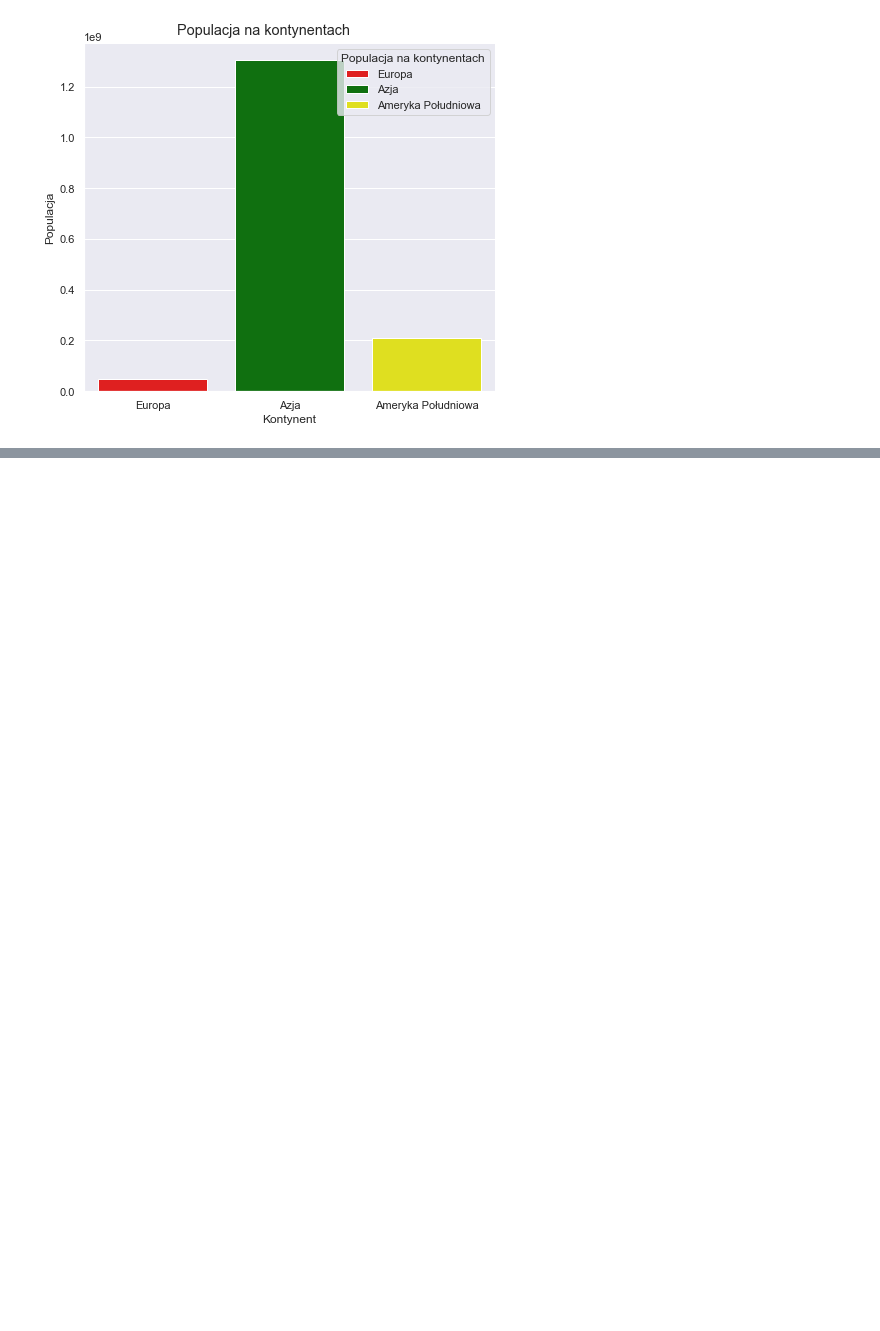
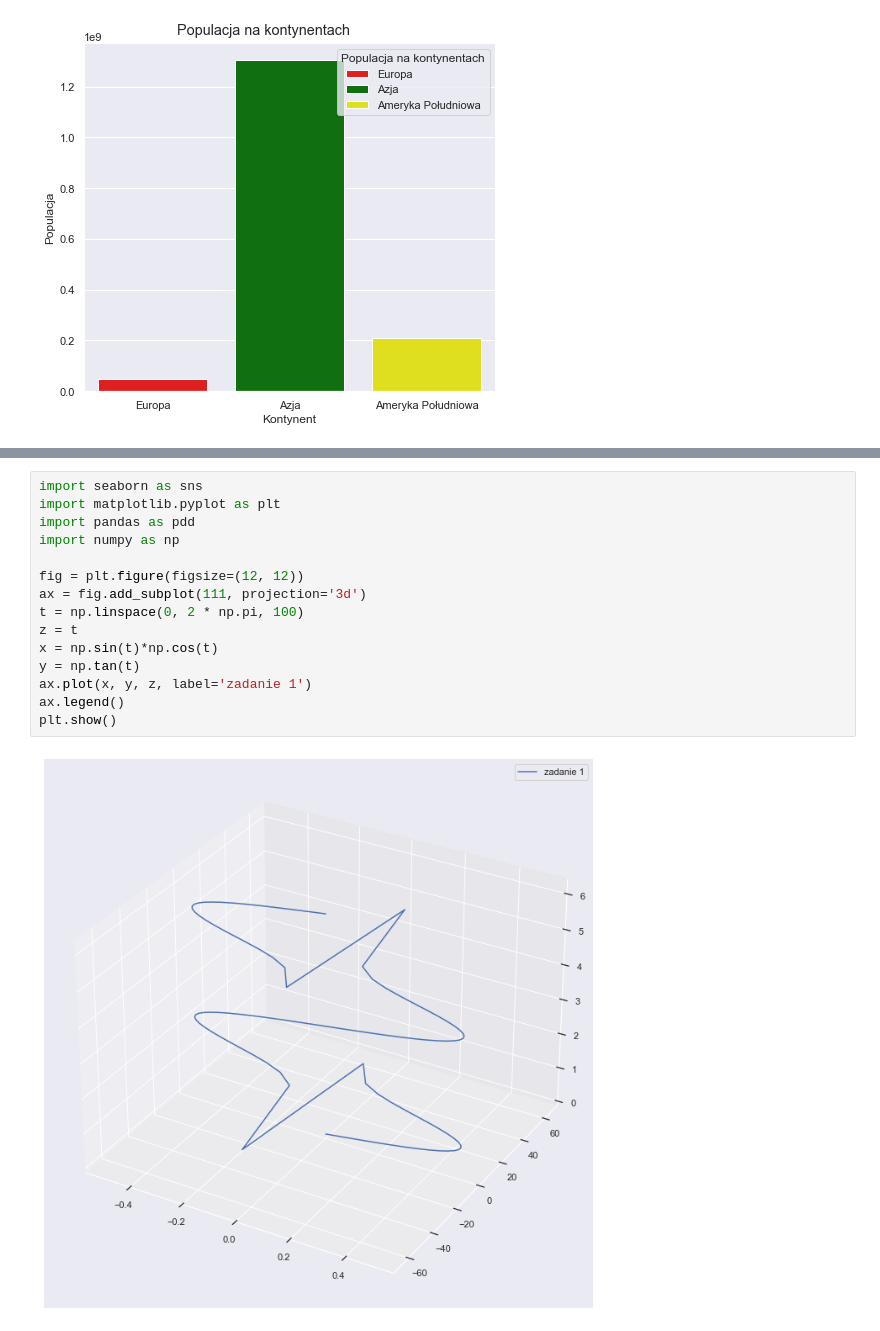
Before and after one commit to kmroz3839/WD164462, a Jupyter notebook: Untitled-1.ipynb, the cells around one changed output, grey strips where cells are left out. Cells and saved outputs as stored; diff of their text form; blank space fills up the shorter version.

```diff
--- a/Untitled-1.ipynb
+++ b/Untitled-1.ipynb
@@ -98,0 +120,17 @@ plt.show()
+# %%
+import seaborn as sns
+import matplotlib.pyplot as plt
+import pandas as pdd
+import numpy as np
+
+fig = plt.figure(figsize=(12, 12))
+ax = fig.add_subplot(111, projection='3d')
+t = np.linspace(0, 2 * np.pi, 100)
+z = t
+x = np.sin(t)*np.cos(t)
+y = np.tan(t)
+ax.plot(x, y, z, label='zadanie 1')
+ax.legend()
+plt.show()
+# %% [output]
+[figure, added]
```
Also changed, not shown: parts of 3 cells of this notebook.
